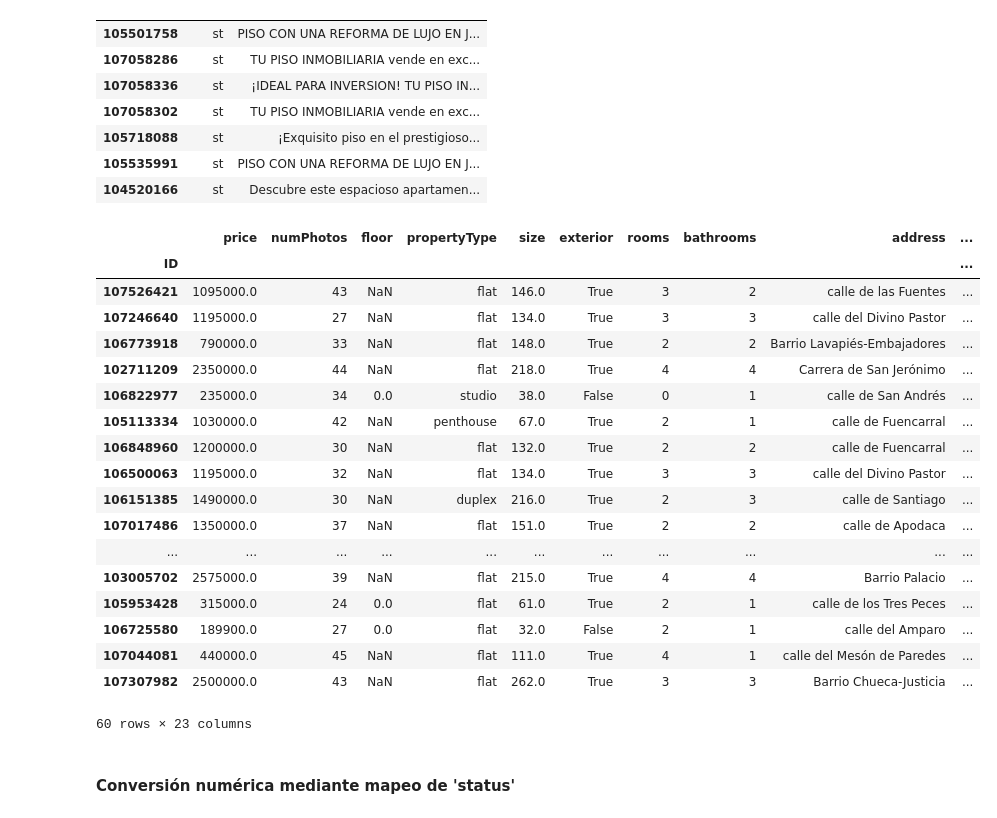
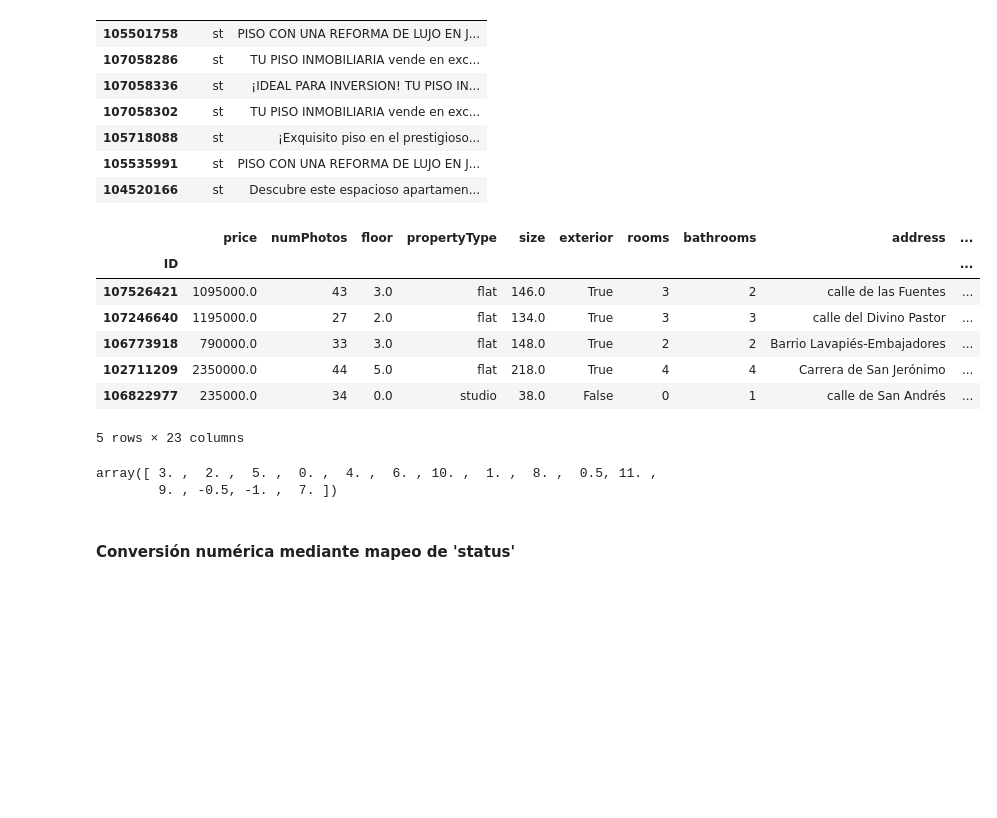
Before and after one commit to angelgvill/DS_ML_Machine_Learning_viviendaMadrid, a Jupyter notebook: notebooks/02_Analisis_exploratorio.ipynb, the cells around one changed output. Saved outputs shown, nothing was run; the diff lists cells and outputs as text; code cells hidden in the pictures; blank space fills up the shorter version.

```diff
--- a/notebooks/02_Analisis_exploratorio.ipynb
+++ b/notebooks/02_Analisis_exploratorio.ipynb
@@ -1106,27 +1114,21 @@ def convertir_floor(dataframe):
     return dataframe
 # %%
-df3_num = convertir_floor(df3)
-df3_num.head(60)
+df3_num = convertir_floor_flotante(df3)
+df3_num.head(5)
 # %% [output]
 |  | price | numPhotos | floor | propertyType | size | exterior | rooms | bathrooms | address | ... |
 | ID |  |  |  |  |  |  |  |  |  | ... |
-| 107526421 | 1095000.0 | 43 | NaN | flat | 146.0 | True | 3 | 2 | calle de las Fuentes | ... |
-| 107246640 | 1195000.0 | 27 | NaN | flat | 134.0 | True | 3 | 3 | calle del Divino Pastor | ... |
-| 106773918 | 790000.0 | 33 | NaN | flat | 148.0 | True | 2 | 2 | Barrio Lavapiés-Embajadores | ... |
-| 102711209 | 2350000.0 | 44 | NaN | flat | 218.0 | True | 4 | 4 | Carrera de San Jerónimo | ... |
+| 107526421 | 1095000.0 | 43 | 3.0 | flat | 146.0 | True | 3 | 2 | calle de las Fuentes | ... |
+| 107246640 | 1195000.0 | 27 | 2.0 | flat | 134.0 | True | 3 | 3 | calle del Divino Pastor | ... |
+| 106773918 | 790000.0 | 33 | 3.0 | flat | 148.0 | True | 2 | 2 | Barrio Lavapiés-Embajadores | ... |
+| 102711209 | 2350000.0 | 44 | 5.0 | flat | 218.0 | True | 4 | 4 | Carrera de San Jerónimo | ... |
 | 106822977 | 235000.0 | 34 | 0.0 | studio | 38.0 | False | 0 | 1 | calle de San Andrés | ... |
-| 105113334 | 1030000.0 | 42 | NaN | penthouse | 67.0 | True | 2 | 1 | calle de Fuencarral | ... |
-| 106848960 | 1200000.0 | 30 | NaN | flat | 132.0 | True | 2 | 2 | calle de Fuencarral | ... |
-| 106500063 | 1195000.0 | 32 | NaN | flat | 134.0 | True | 3 | 3 | calle del Divino Pastor | ... |
-| 106151385 | 1490000.0 | 30 | NaN | duplex | 216.0 | True | 2 | 3 | calle de Santiago | ... |
-| 107017486 | 1350000.0 | 37 | NaN | flat | 151.0 | True | 2 | 2 | calle de Apodaca | ... |
-| ... | ... | ... | ... | ... | ... | ... | ... | ... | ... | ... |
-| 103005702 | 2575000.0 | 39 | NaN | flat | 215.0 | True | 4 | 4 | Barrio Palacio | ... |
-| 105953428 | 315000.0 | 24 | 0.0 | flat | 61.0 | True | 2 | 1 | calle de los Tres Peces | ... |
-| 106725580 | 189900.0 | 27 | 0.0 | flat | 32.0 | False | 2 | 1 | calle del Amparo | ... |
-| 107044081 | 440000.0 | 45 | NaN | flat | 111.0 | True | 4 | 1 | calle del Mesón de Paredes | ... |
-| 107307982 | 2500000.0 | 43 | NaN | flat | 262.0 | True | 3 | 3 | Barrio Chueca-Justicia | ... |
-60 rows × 23 columns
+5 rows × 23 columns
+# %%
+df3_num['floor'].unique()
+# %% [output]
+array([ 3. ,  2. ,  5. ,  0. ,  4. ,  6. , 10. ,  1. ,  8. ,  0.5, 11. ,
+        9. , -0.5, -1. ,  7. ])
 # %% [markdown]
 #### Conversión numérica mediante mapeo de 'status'
 # %% [markdown]
```
Also changed, not shown: parts of 2 cells of this notebook.
